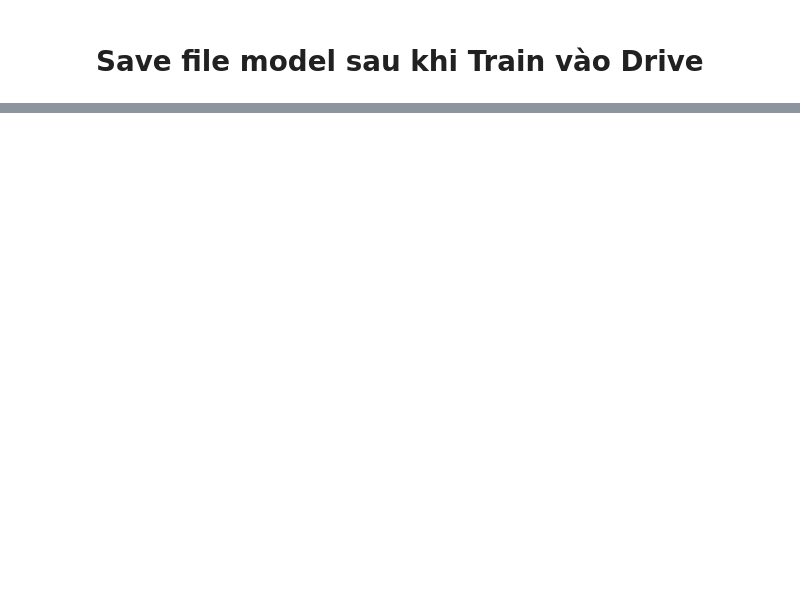
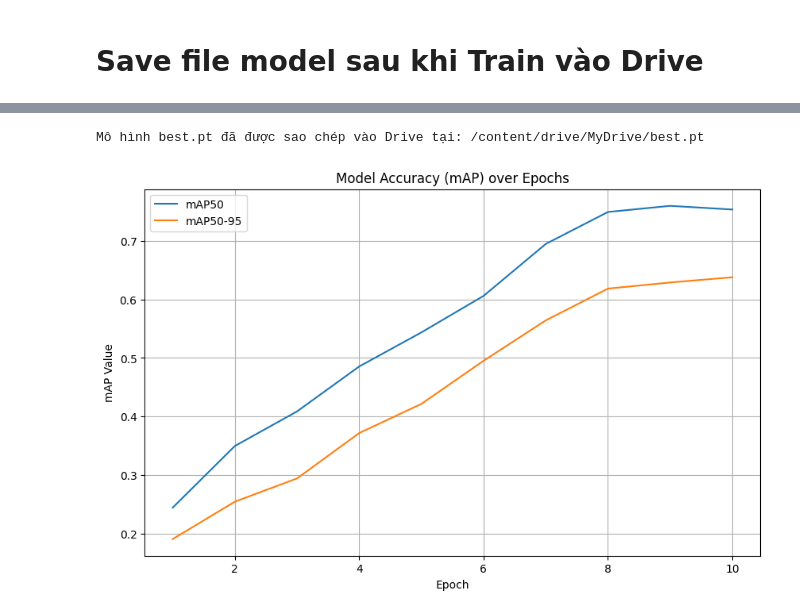
Before and after one commit to Snake-AID/SnakeAid.ComputerVision, a Jupyter notebook: SnakeTraining_YOLOv10_Khiem_v1.ipynb, the cells around one changed output, grey strips where cells are left out. Cells and saved outputs as stored; diff of their text form; code cells hidden in the pictures; blank space fills up the shorter version.

Commit message:
Complete training, and visualize the `mAP` test

```diff
--- a/SnakeTraining_YOLOv10_Khiem_v1.ipynb
+++ b/SnakeTraining_YOLOv10_Khiem_v1.ipynb
@@ -128,0 +113,64 @@ EOFError: Ran out of input
+# %%
+import os
+import shutil # Import thư viện shutil để sao chép file
+
+# đường dẫn file best.pt sau khi train (đã có sẵn)
+# Ultralytics lưu file best.pt tại đây sau khi training hoàn tất
+model_source_path = "/content/runs_yolo12/exp_snake/weights/best.pt"
+
+# thư mục lưu trên Drive
+EXPORT_DIR = "/content/drive/MyDrive"
+
+# Lấy tên file (best.pt)
+exported_filename = os.path.basename(model_source_path)
+
+# Xây dựng đường dẫn đích đầy đủ trong Google Drive
+destination_path = os.path.join(EXPORT_DIR, exported_filename)
+
+# Kiểm tra xem file best.pt có tồn tại không trước khi sao chép
+if os.path.exists(model_source_path):
+    # Sao chép file best.pt đã train đến thư mục trên Google Drive
+    shutil.copy(model_source_path, destination_path)
+    print(f"Mô hình best.pt đã được sao chép vào Drive tại: {destination_path}")
+else:
+    print(f"Lỗi: Không tìm thấy file {model_source_path}. Vui lòng đảm bảo quá trình training đã hoàn tất thành công.")
+# %% [output]
+Mô hình best.pt đã được sao chép vào Drive tại: /content/drive/MyDrive/best.pt
+# %%
+import pandas as pd
+import matplotlib.pyplot as plt
+import os
+
+# Đường dẫn đến thư mục kết quả huấn luyện
+# (Giả định 'results' là biến từ quá trình train hoặc bạn biết đường dẫn)
+# Trong trường hợp này, dựa vào output training, thư mục là /content/runs_yolo12/exp_snake
+results_dir = "/content/runs_yolo12/exp_snake"
+results_csv_path = os.path.join(results_dir, "results.csv")
+
+# Kiểm tra xem file results.csv có tồn tại không
+if os.path.exists(results_csv_path):
+    # Đọc file CSV vào DataFrame
+    df = pd.read_csv(results_csv_path)
+
+    # Lấy các cột cần thiết
+    epochs = df['epoch']
+    # accuracy metrics thường là metrics/mAP50(B) và metrics/mAP50-95(B)
+    # Tên cột có thể khác tùy phiên bản Ultralytics, bạn có thể kiểm tra df.columns
+    mAP50 = df['metrics/mAP50(B)']
+    mAP50_95 = df['metrics/mAP50-95(B)']
+
+    # Vẽ biểu đồ
+    plt.figure(figsize=(10, 6))
+    plt.plot(epochs, mAP50, label='mAP50')
+    plt.plot(epochs, mAP50_95, label='mAP50-95')
+
+    plt.title('Model Accuracy (mAP) over Epochs')
+    plt.xlabel('Epoch')
+    plt.ylabel('mAP Value')
+    plt.legend()
+    plt.grid(True)
+    plt.show()
+else:
+    print(f"Lỗi: Không tìm thấy file results.csv tại: {results_csv_path}. Vui lòng đảm bảo quá trình training đã hoàn tất thành công và tạo ra file này.")
+# %% [output]
+[figure, added]
```
Also changed, not shown: parts of 5 cells of this notebook.
